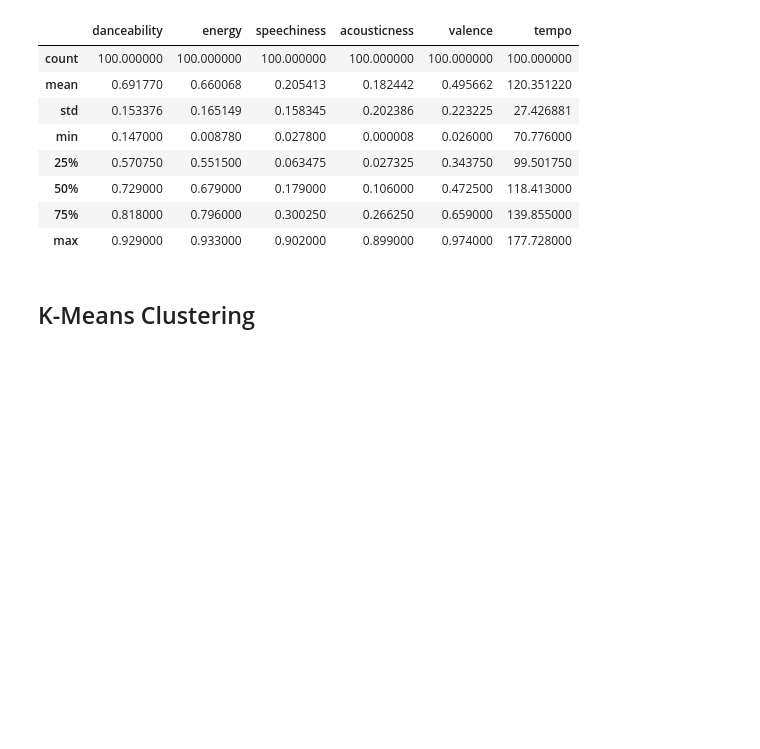
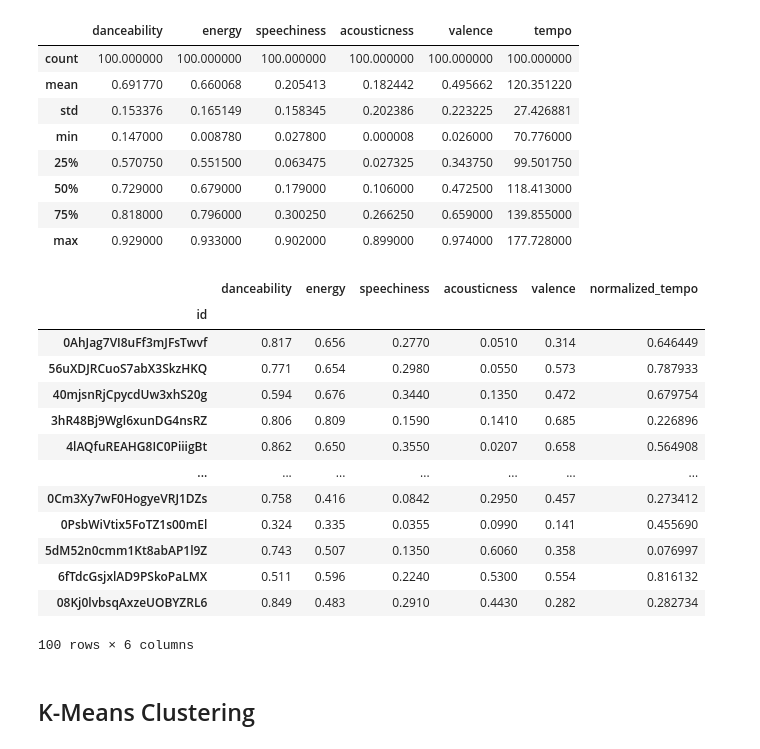
Before and after one commit to niyantn/Spotify-Discover-Together, a Jupyter notebook: Spotify_Data_Manipulation_With_CSV_Extraction.ipynb, the cells around one changed output. Cells and saved outputs as stored; diff of their text form; code cells hidden in the pictures; blank space fills up the shorter version.

```diff
--- a/Spotify_Data_Manipulation_With_CSV_Extraction.ipynb
+++ b/Spotify_Data_Manipulation_With_CSV_Extraction.ipynb
@@ -136,6 +128,40 @@ dfs.describe()
 | 50% | 0.729000 | 0.679000 | 0.179000 | 0.106000 | 0.472500 | 118.413000 |
 | 75% | 0.818000 | 0.796000 | 0.300250 | 0.266250 | 0.659000 | 139.855000 |
 | max | 0.929000 | 0.933000 | 0.902000 | 0.899000 | 0.974000 | 177.728000 |
+# %%
+#Normalizing the Tempo
+from sklearn import preprocessing
+
+x = dfs[['tempo']].values.astype(float)
+
+min_max_scaler = preprocessing.MinMaxScaler()
+
+x_scaled = min_max_scaler.fit_transform(x)
+
+df_normalized = pd.DataFrame(x_scaled)
+
+df_normalized_array = df_normalized.to_numpy()
+
+dfs['normalized_tempo'] = df_normalized_array
+
+dfs = dfs.drop(columns="tempo")
+
+dfs
+# %% [output]
+|  | danceability | energy | speechiness | acousticness | valence | normalized_tempo |
+| id |  |  |  |  |  |  |
+| 0AhJag7VI8uFf3mJFsTwvf | 0.817 | 0.656 | 0.2770 | 0.0510 | 0.314 | 0.646449 |
+| 56uXDJRCuoS7abX3SkzHKQ | 0.771 | 0.654 | 0.2980 | 0.0550 | 0.573 | 0.787933 |
+| 40mjsnRjCpycdUw3xhS20g | 0.594 | 0.676 | 0.3440 | 0.1350 | 0.472 | 0.679754 |
+| 3hR48Bj9Wgl6xunDG4nsRZ | 0.806 | 0.809 | 0.1590 | 0.1410 | 0.685 | 0.226896 |
+| 4lAQfuREAHG8IC0PiiigBt | 0.862 | 0.650 | 0.3550 | 0.0207 | 0.658 | 0.564908 |
+| ... | ... | ... | ... | ... | ... | ... |
+| 0Cm3Xy7wF0HogyeVRJ1DZs | 0.758 | 0.416 | 0.0842 | 0.2950 | 0.457 | 0.273412 |
+| 0PsbWiVtix5FoTZ1s00mEl | 0.324 | 0.335 | 0.0355 | 0.0990 | 0.141 | 0.455690 |
+| 5dM52n0cmm1Kt8abAP1l9Z | 0.743 | 0.507 | 0.1350 | 0.6060 | 0.358 | 0.076997 |
+| 6fTdcGsjxlAD9PSkoPaLMX | 0.511 | 0.596 | 0.2240 | 0.5300 | 0.554 | 0.816132 |
+| 08Kj0lvbsqAxzeUOBYZRL6 | 0.849 | 0.483 | 0.2910 | 0.4430 | 0.282 | 0.282734 |
+100 rows × 6 columns
 # %% [markdown]
 ## K-Means Clustering
 # %%
```
Also changed, not shown: parts of 15 cells of this notebook.
